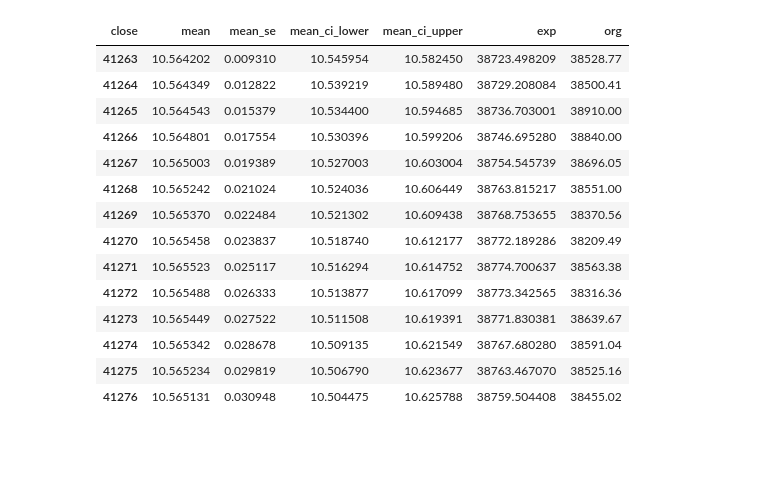
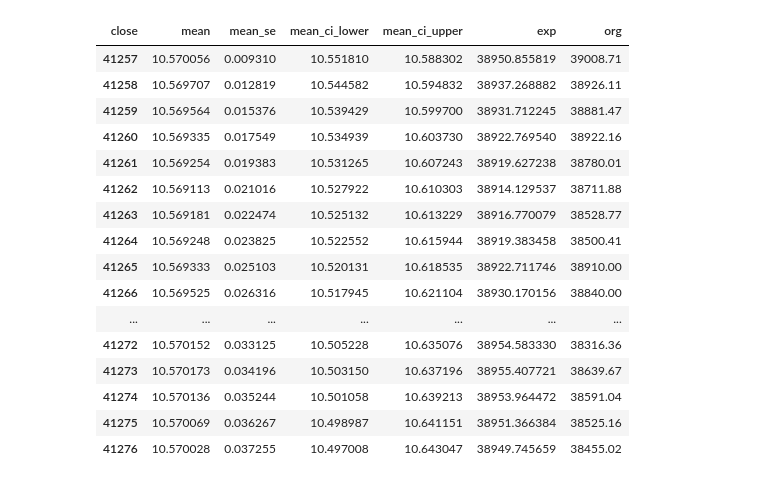
Before and after one commit to Vaiyani/mvaiyani-thesis, a Jupyter notebook: Notebooks/ARIMA/ARIMA 2.0.ipynb, the cells around one changed output. Saved outputs shown, nothing was run; the diff lists cells and outputs as text; code cells hidden in the pictures; blank space fills up the shorter version.

```diff
--- a/Notebooks/ARIMA/ARIMA 2.0.ipynb
+++ b/Notebooks/ARIMA/ARIMA 2.0.ipynb
@@ -19,3 +16,3 @@ df.plot(x='date', y='close')
 # %%
-df['close'] = np.log(df['close'])
-df.plot(x='date', y='close')
+# df['close'] = np.log(df['close'])
+# df.plot(x='date', y='close')
@@ -100,5 +92,5 @@ def find_order_of_differencing(df):
         print(f"Success... TS now stationary after {d} differncing")
         return d, df
 # %%
-d, df = find_order_of_differencing(df)
+# d, df = find_order_of_differencing(df)
 # %% [output]
@@ -244,32 +171,35 @@ Total fit time: 1442.623 seconds
 # %%
-model = sm.tsa.arima.ARIMA(np.log(df['close'][:-14]), order = (6,1,9))
+threshold = -20
+model = sm.tsa.arima.ARIMA(np.log(df['close'][:threshold]), order = (6,1,9), seasonal_order=(0, 0, 0, 24))
 # %%
 fitted = model.fit()
 # %%
-fc = fitted.get_forecast(14)
+fc = fitted.get_forecast(-threshold)
 fc = (fc.summary_frame(alpha=0.05))
 fc_mean = fc['mean']
 fc_lower = fc['mean_ci_lower']
 fc_upper = fc['mean_ci_upper']
 
 fc['exp'] = np.exp(fc['mean'])
-fc['org'] = df['close'][-14:]
+fc['org'] = df['close'][threshold:]
 fc
 # %% [output]
 | close | mean | mean_se | mean_ci_lower | mean_ci_upper | exp | org |
-| 41263 | 10.564202 | 0.009310 | 10.545954 | 10.582450 | 38723.498209 | 38528.77 |
-| 41264 | 10.564349 | 0.012822 | 10.539219 | 10.589480 | 38729.208084 | 38500.41 |
-| 41265 | 10.564543 | 0.015379 | 10.534400 | 10.594685 | 38736.703001 | 38910.00 |
-| 41266 | 10.564801 | 0.017554 | 10.530396 | 10.599206 | 38746.695280 | 38840.00 |
-| 41267 | 10.565003 | 0.019389 | 10.527003 | 10.603004 | 38754.545739 | 38696.05 |
-| 41268 | 10.565242 | 0.021024 | 10.524036 | 10.606449 | 38763.815217 | 38551.00 |
-| 41269 | 10.565370 | 0.022484 | 10.521302 | 10.609438 | 38768.753655 | 38370.56 |
-| 41270 | 10.565458 | 0.023837 | 10.518740 | 10.612177 | 38772.189286 | 38209.49 |
-| 41271 | 10.565523 | 0.025117 | 10.516294 | 10.614752 | 38774.700637 | 38563.38 |
-| 41272 | 10.565488 | 0.026333 | 10.513877 | 10.617099 | 38773.342565 | 38316.36 |
-| 41273 | 10.565449 | 0.027522 | 10.511508 | 10.619391 | 38771.830381 | 38639.67 |
-| 41274 | 10.565342 | 0.028678 | 10.509135 | 10.621549 | 38767.680280 | 38591.04 |
-| 41275 | 10.565234 | 0.029819 | 10.506790 | 10.623677 | 38763.467070 | 38525.16 |
-| 41276 | 10.565131 | 0.030948 | 10.504475 | 10.625788 | 38759.504408 | 38455.02 |
+| 41257 | 10.570056 | 0.009310 | 10.551810 | 10.588302 | 38950.855819 | 39008.71 |
+| 41258 | 10.569707 | 0.012819 | 10.544582 | 10.594832 | 38937.268882 | 38926.11 |
+| 41259 | 10.569564 | 0.015376 | 10.539429 | 10.599700 | 38931.712245 | 38881.47 |
+| 41260 | 10.569335 | 0.017549 | 10.534939 | 10.603730 | 38922.769540 | 38922.16 |
+| 41261 | 10.569254 | 0.019383 | 10.531265 | 10.607243 | 38919.627238 | 38780.01 |
+| 41262 | 10.569113 | 0.021016 | 10.527922 | 10.610303 | 38914.129537 | 38711.88 |
+| 41263 | 10.569181 | 0.022474 | 10.525132 | 10.613229 | 38916.770079 | 38528.77 |
+| 41264 | 10.569248 | 0.023825 | 10.522552 | 10.615944 | 38919.383458 | 38500.41 |
+| 41265 | 10.569333 | 0.025103 | 10.520131 | 10.618535 | 38922.711746 | 38910.00 |
+| 41266 | 10.569525 | 0.026316 | 10.517945 | 10.621104 | 38930.170156 | 38840.00 |
+| ... | ... | ... | ... | ... | ... | ... |
+| 41272 | 10.570152 | 0.033125 | 10.505228 | 10.635076 | 38954.583330 | 38316.36 |
+| 41273 | 10.570173 | 0.034196 | 10.503150 | 10.637196 | 38955.407721 | 38639.67 |
+| 41274 | 10.570136 | 0.035244 | 10.501058 | 10.639213 | 38953.964472 | 38591.04 |
+| 41275 | 10.570069 | 0.036267 | 10.498987 | 10.641151 | 38951.366384 | 38525.16 |
+| 41276 | 10.570028 | 0.037255 | 10.497008 | 10.643047 | 38949.745659 | 38455.02 |
 # %%
 fc.plot(y=['exp', 'org'], use_index = True)
```
Also changed, not shown: parts of 13 cells of this notebook.
